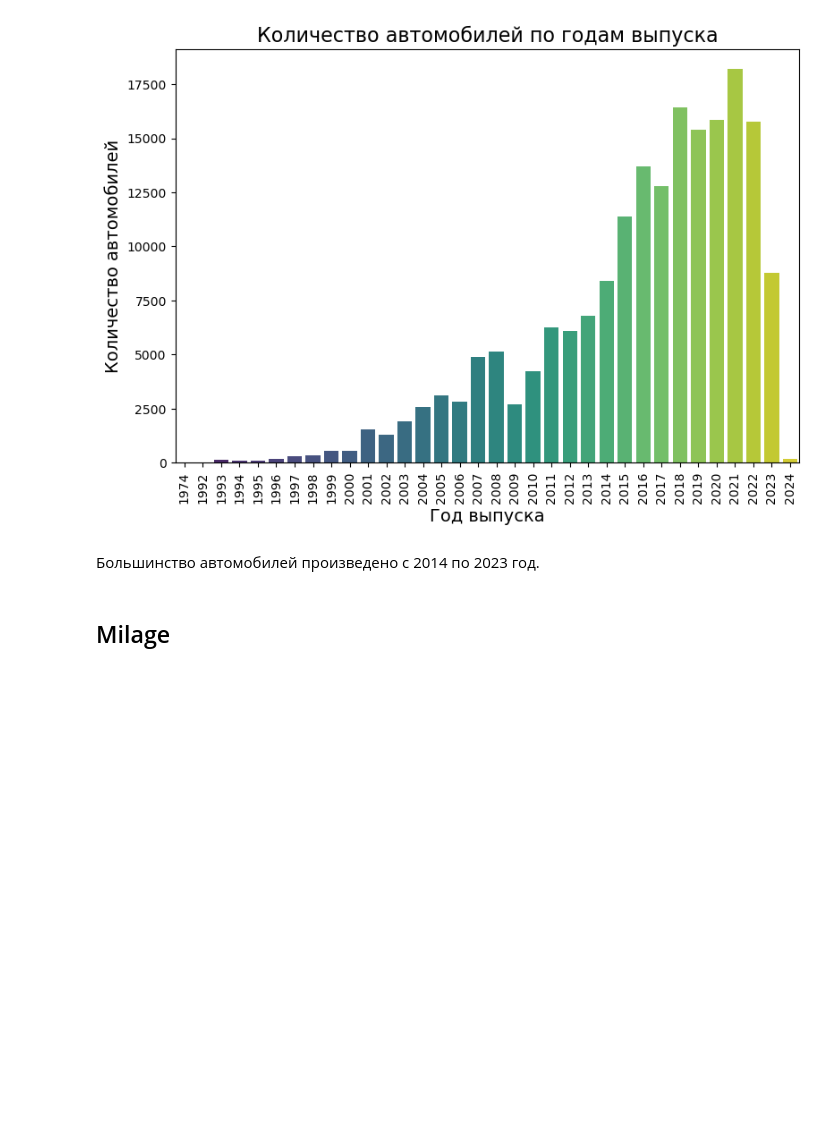
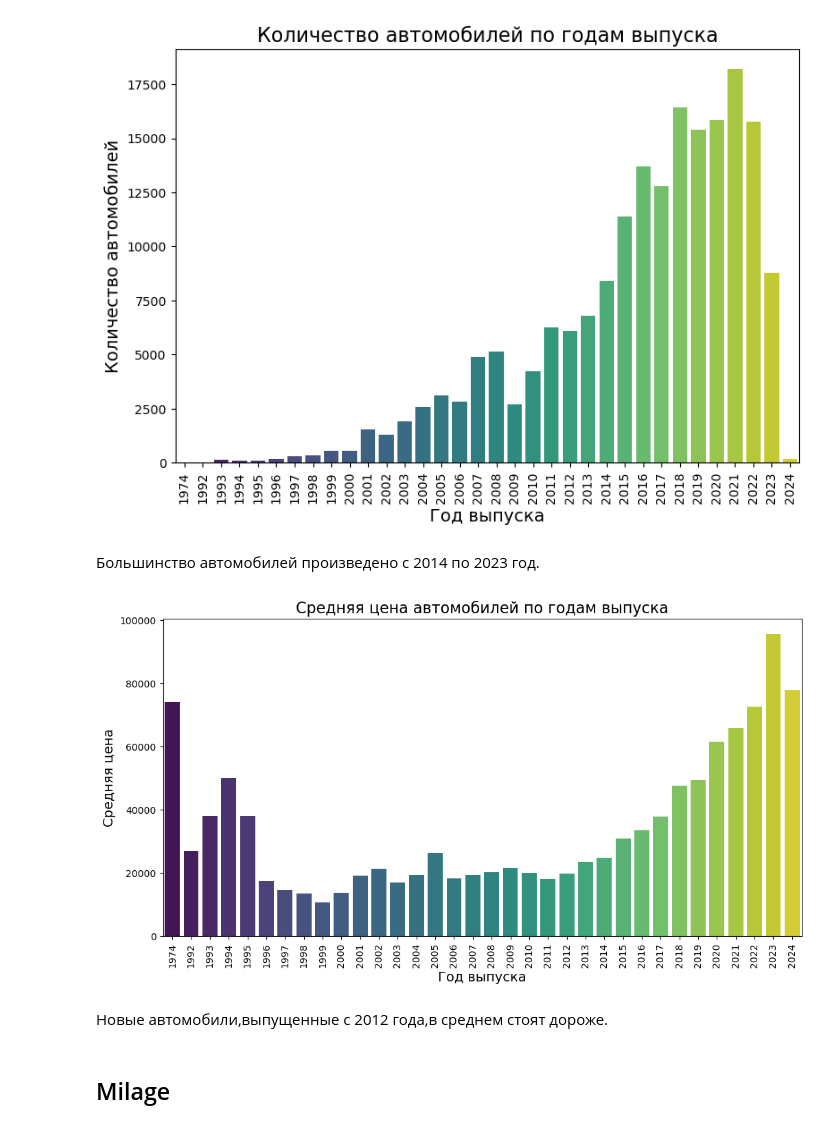
Before and after one commit to White4ndBlack/Regression-of-Used-Car-Prices, a Jupyter notebook: code.ipynb, the cells around one changed output. Cells and saved outputs as stored; diff of their text form; code cells hidden in the pictures; blank space fills up the shorter version.

```diff
--- a/code.ipynb
+++ b/code.ipynb
@@ -204,6 +244,28 @@ plt.show()
 [figure]
 # %% [markdown]
 Большинство автомобилей произведено с 2014 по 2023 год.
+# %%
+# Подсчёт средней цены автомобилей для каждого бренда и сортировка по убыванию
+average_price_per_year = data.groupby('model_year')['price'].mean().sort_values(ascending=False)
+
+# Увеличиваем размер графика для лучшей видимости
+plt.figure(figsize=(12, 6))
+
+# Построение столбчатой диаграммы
+sns.barplot(x=average_price_per_year.index, y=average_price_per_year.values, palette='viridis')
+
+# Добавление подписей
+plt.title('Средняя цена автомобилей по годам выпуска', fontsize=16)
+plt.xlabel('Год выпуска', fontsize=14)
+plt.ylabel('Средняя цена', fontsize=14)
+plt.xticks(rotation=90)  # Поворачиваем подписи брендов для лучшего отображения
+
+# Отображение графика
+plt.show()
+# %% [output]
+[figure, added]
+# %% [markdown]
+Новые автомобили,выпущенные с 2012 года,в среднем стоят дороже.
 # %% [markdown]
 ## Milage
 # %%
```
Also changed, not shown: parts of 18 cells of this notebook, 40 other files.
